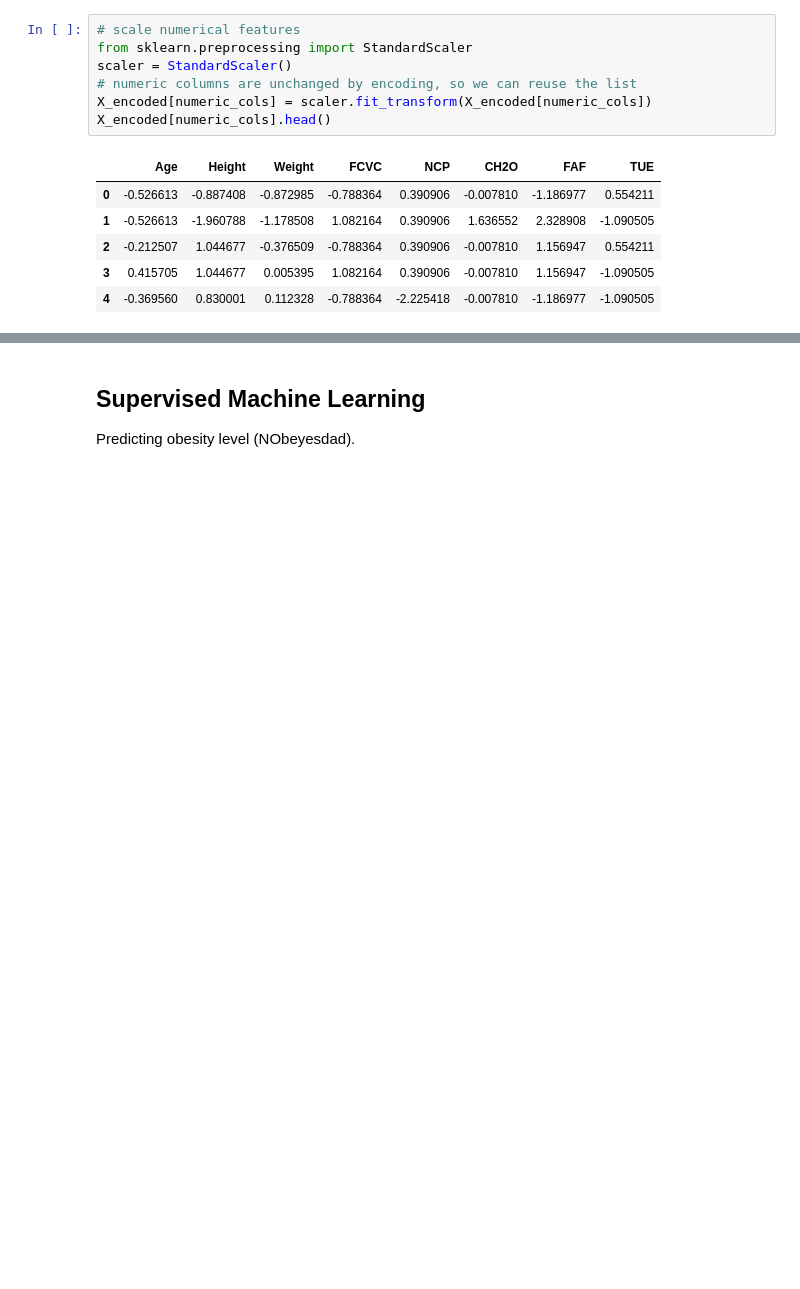
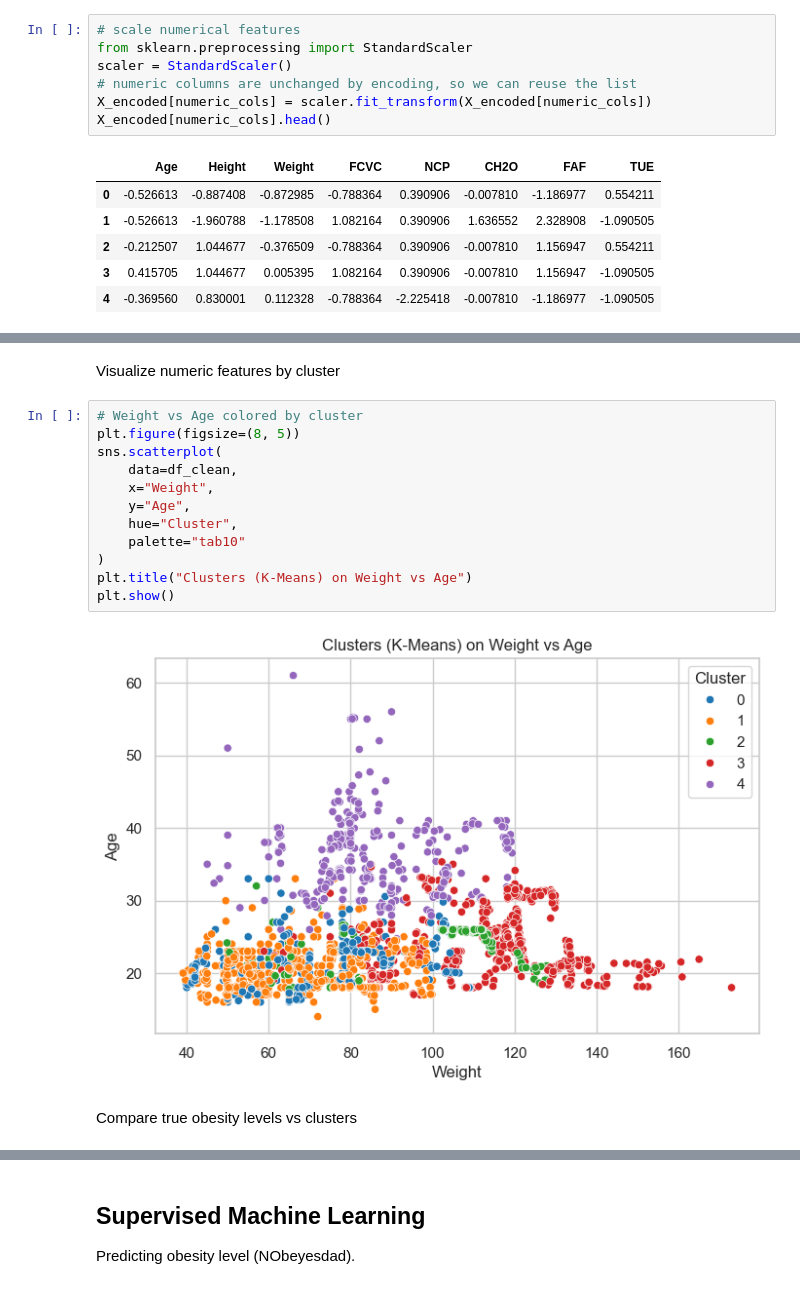
Before and after one commit to hassaanabbasi98/ProjectAAI-501-ObseityLevel-, a Jupyter notebook: full_analysis.ipynb, the cells around one changed output, grey strips where cells are left out. Cells and saved outputs as stored; diff of their text form; blank space fills up the shorter version.

```diff
--- a/full_analysis.ipynb
+++ b/full_analysis.ipynb
@@ -263,0 +317,18 @@ X_encoded[numeric_cols].head()
+# %% [markdown]
+Visualize numeric features by cluster
+# %%
+# Weight vs Age colored by cluster
+plt.figure(figsize=(8, 5))
+sns.scatterplot(
+    data=df_clean,
+    x="Weight",
+    y="Age",
+    hue="Cluster",
+    palette="tab10"
+)
+plt.title("Clusters (K-Means) on Weight vs Age")
+plt.show()
+# %% [output]
+[figure, added]
+# %% [markdown]
+Compare true obesity levels vs clusters
```
Also changed, not shown: parts of 35 cells of this notebook.
